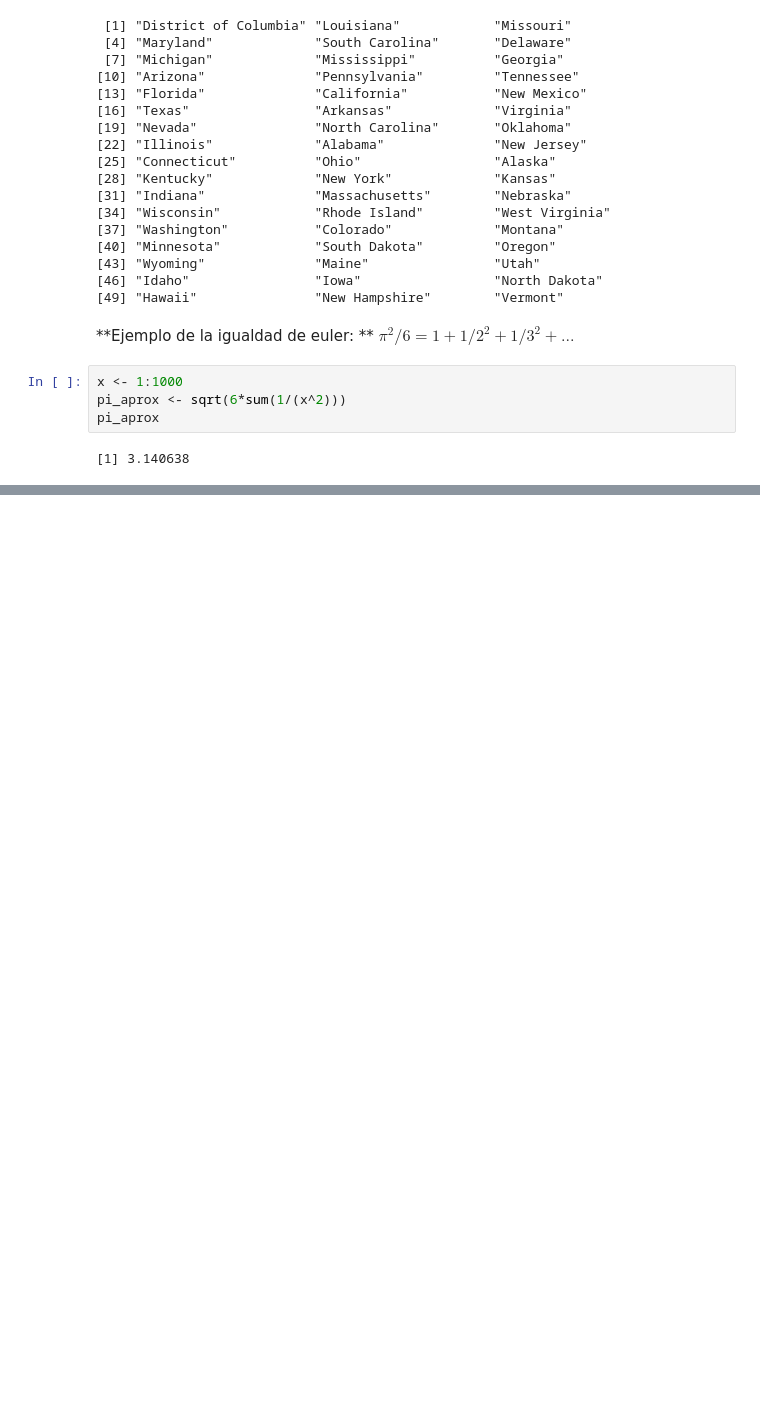
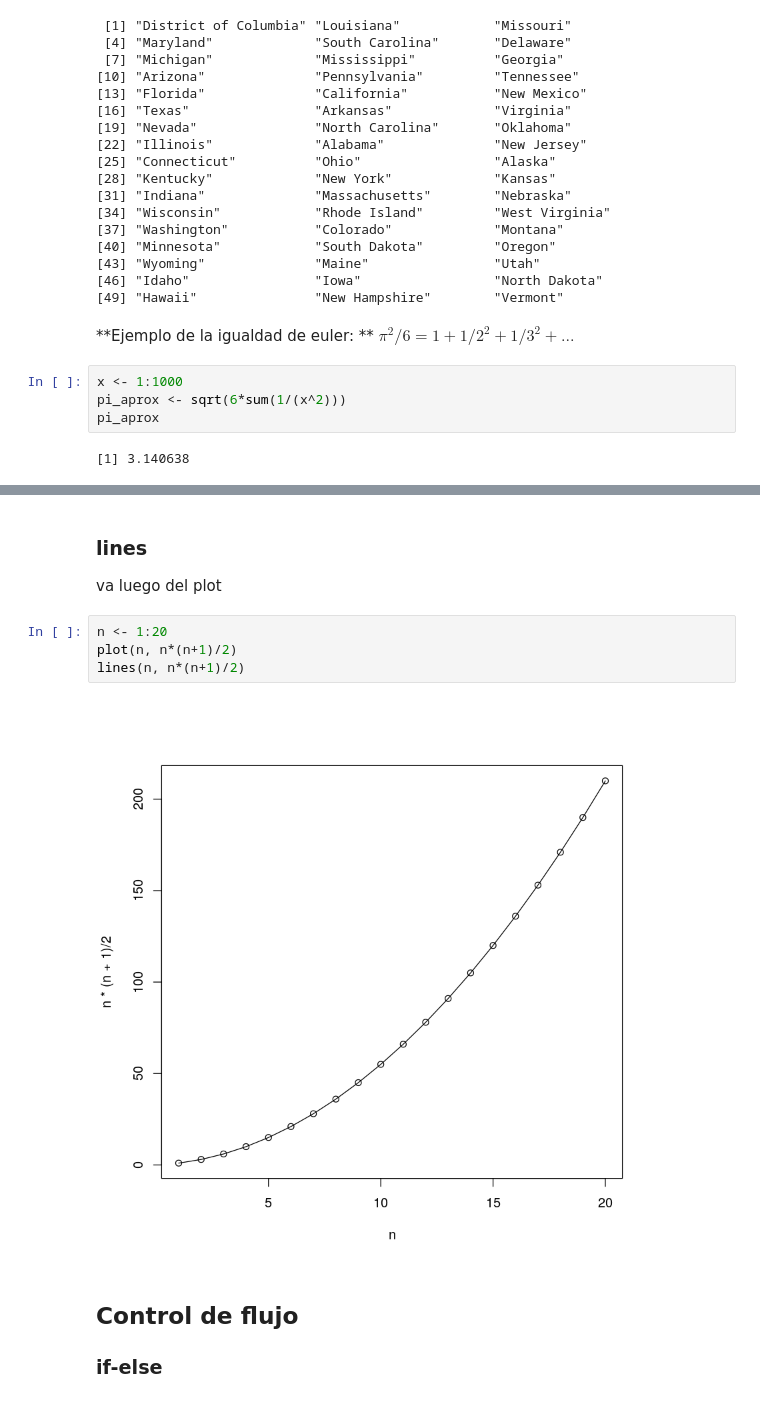
Before and after one commit to emilopez/intro-R, a Jupyter notebook: IntroR.ipynb, the cells around one changed output, grey strips where cells are left out. Drawn from its saved outputs; the diff is of its cells as text; blank space fills up the shorter version.

```diff
--- a/IntroR.ipynb
+++ b/IntroR.ipynb
@@ -403,0 +640,12 @@ pi_aprox
+# %% [markdown]
+### lines
+va luego del plot
+# %%
+n <- 1:20
+plot(n, n*(n+1)/2)
+lines(n, n*(n+1)/2)
+# %% [output]
+[figure, added]
+# %% [markdown]
+## Control de flujo
+### if-else
```
Also changed, not shown: parts of 66 cells of this notebook.
